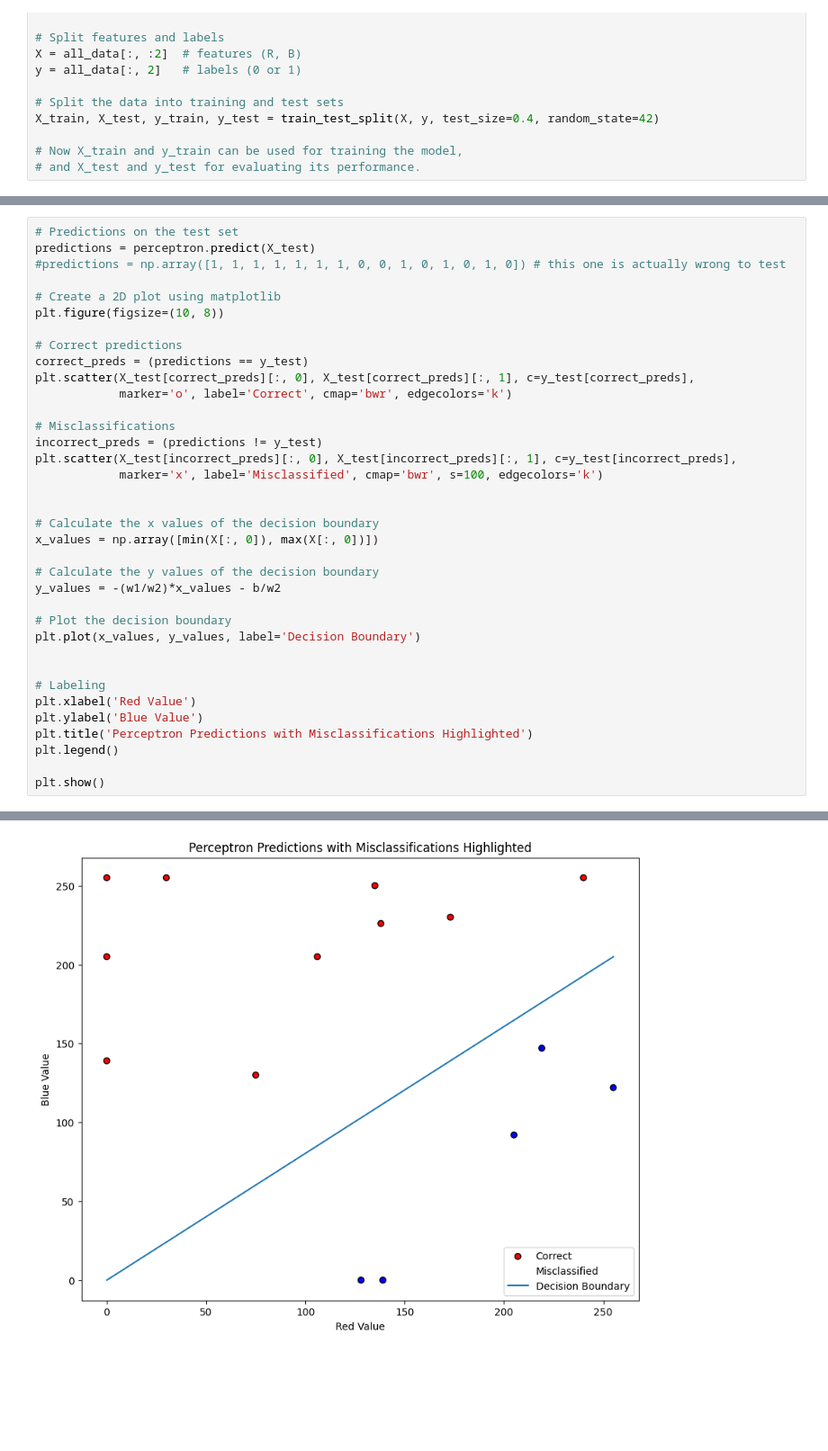
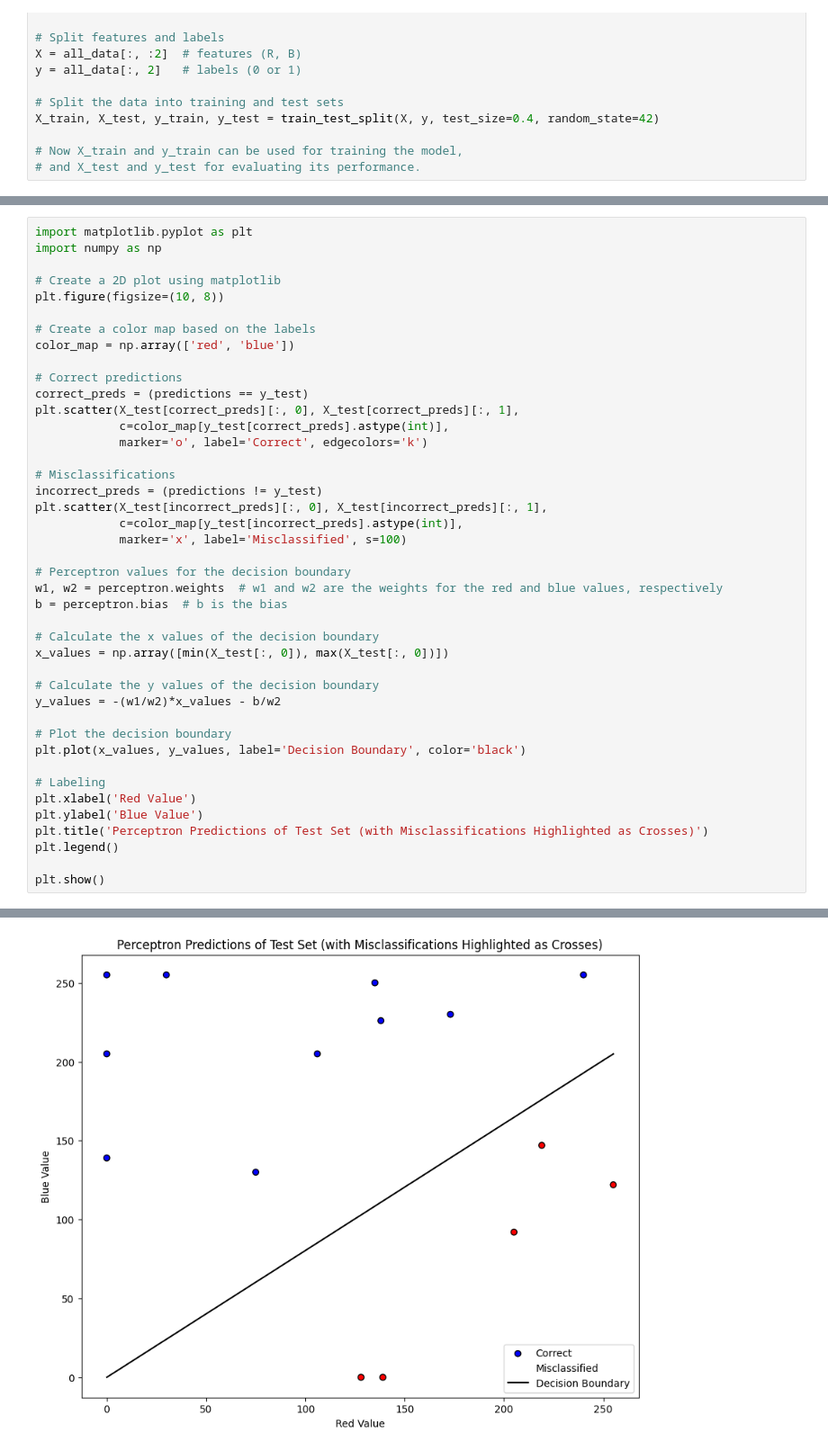
Before and after one commit to SproutCoder/q4.0, a Jupyter notebook: farben_lernen.ipynb, the cells around one changed output, grey strips where cells are left out. Shown at 90% size. Cells and saved outputs as stored; diff of their text form; blank space fills up the shorter version.

```diff
--- a/farben_lernen.ipynb
+++ b/farben_lernen.ipynb
@@ -225,36 +278,42 @@ Yes, the perceptron does create a decision boundary. In a 2D space, this boundar
 # %%
-# Predictions on the test set
-predictions = perceptron.predict(X_test)
-#predictions = np.array([1, 1, 1, 1, 1, 1, 1, 0, 0, 1, 0, 1, 0, 1, 0]) # this one is actually wrong to test
+import matplotlib.pyplot as plt
+import numpy as np
 
 # Create a 2D plot using matplotlib
 plt.figure(figsize=(10, 8))
 
+# Create a color map based on the labels
+color_map = np.array(['red', 'blue'])
+
 # Correct predictions
 correct_preds = (predictions == y_test)
-plt.scatter(X_test[correct_preds][:, 0], X_test[correct_preds][:, 1], c=y_test[correct_preds],
-            marker='o', label='Correct', cmap='bwr', edgecolors='k')
+plt.scatter(X_test[correct_preds][:, 0], X_test[correct_preds][:, 1],
+            c=color_map[y_test[correct_preds].astype(int)],
+            marker='o', label='Correct', edgecolors='k')
 
 # Misclassifications
 incorrect_preds = (predictions != y_test)
-plt.scatter(X_test[incorrect_preds][:, 0], X_test[incorrect_preds][:, 1], c=y_test[incorrect_preds],
-            marker='x', label='Misclassified', cmap='bwr', s=100, edgecolors='k')
+plt.scatter(X_test[incorrect_preds][:, 0], X_test[incorrect_preds][:, 1],
+            c=color_map[y_test[incorrect_preds].astype(int)],
+            marker='x', label='Misclassified', s=100)
 
+# Perceptron values for the decision boundary
+w1, w2 = perceptron.weights  # w1 and w2 are the weights for the red and blue values, respectively
+b = perceptron.bias  # b is the bias
 
 # Calculate the x values of the decision boundary
-x_values = np.array([min(X[:, 0]), max(X[:, 0])])
+x_values = np.array([min(X_test[:, 0]), max(X_test[:, 0])])
 
 # Calculate the y values of the decision boundary
 y_values = -(w1/w2)*x_values - b/w2
 
 # Plot the decision boundary
-plt.plot(x_values, y_values, label='Decision Boundary')
-
+plt.plot(x_values, y_values, label='Decision Boundary', color='black')
 
 # Labeling
 plt.xlabel('Red Value')
 plt.ylabel('Blue Value')
-plt.title('Perceptron Predictions with Misclassifications Highlighted')
+plt.title('Perceptron Predictions of Test Set (with Misclassifications Highlighted as Crosses)')
 plt.legend()
 
 plt.show()
@@ -263 +321 @@ You passed a edgecolor/edgecolors ('k') for an unfilled marker ('x').  Matplotli
-[figure, old version]
+[figure, new version]
```
Also changed, not shown: parts of 30 cells of this notebook.
